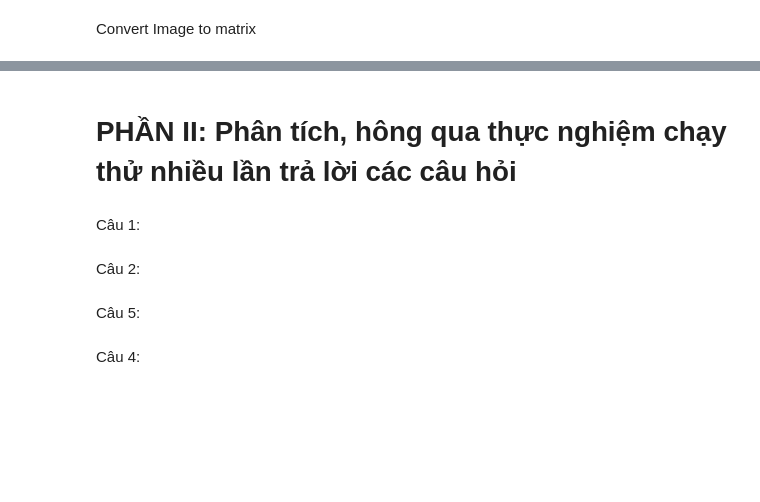
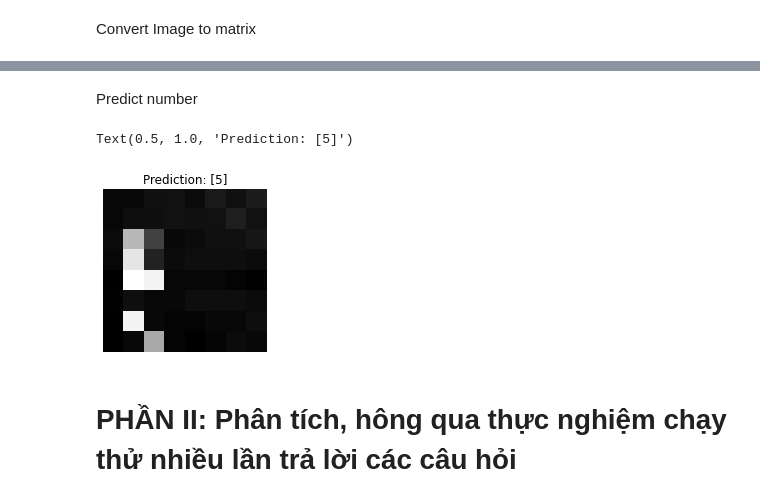
Before and after one commit to TruongQuocTruong/MayHoc_CS114, a Jupyter notebook: BaiColab01.ipynb, the cells around one changed output, grey strips where cells are left out. Saved outputs shown, nothing was run; the diff lists cells and outputs as text; code cells hidden in the pictures; blank space fills up the shorter version.

```diff
--- a/BaiColab01.ipynb
+++ b/BaiColab01.ipynb
@@ -127,10 +180,15 @@ plt.show()
+# %% [markdown]
+Predict number
+# %%
+input_data = resizedImg/16
+predict_input_data = clf.predict(input_data.reshape(1,64))
+_, ax = plt.subplots(figsize=(4, 3))
+ax.set_axis_off()
+image = resizedImg
+ax.imshow(image, cmap=plt.cm.gray_r, interpolation='nearest')
+ax.set_title(f'Prediction: {predict_input_data}')
+# %% [output]
+Text(0.5, 1.0, 'Prediction: [5]')
+[figure, added]
 # %% [markdown]
 # **PHẦN II: Phân tích, hông qua thực nghiệm chạy thử nhiều lần trả lời các câu hỏi**
-# %% [markdown]
-Câu 1:
-# %% [markdown]
-Câu 2:
-# %% [markdown]
-Câu 5:
-# %% [markdown]
-Câu 4:
```
Also changed, not shown: parts of 14 cells of this notebook.
